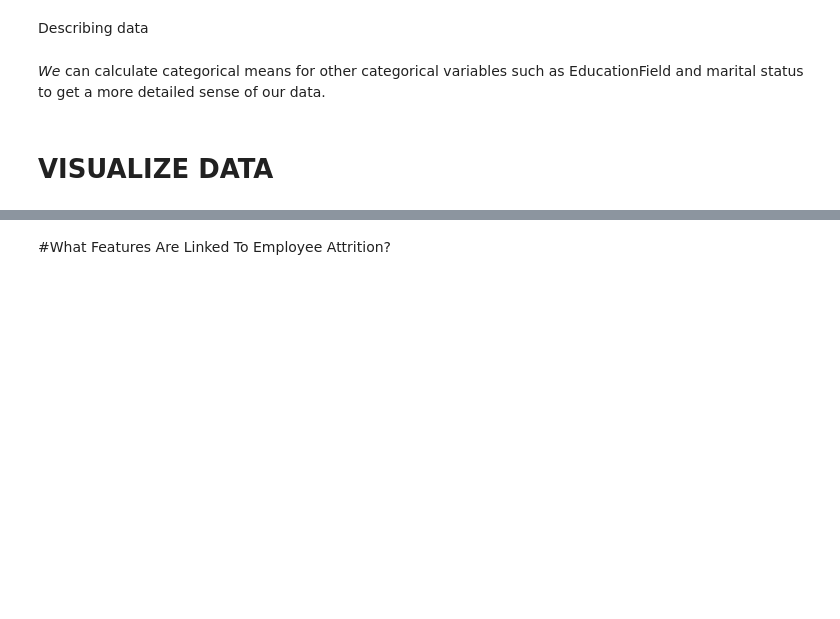
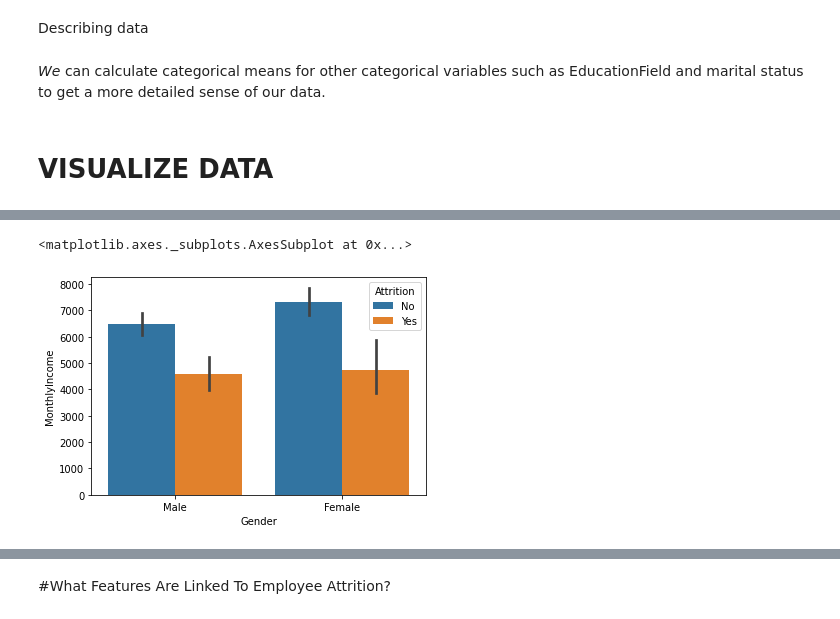
Before and after one commit to lakesidetech/machine_learning, a Jupyter notebook: Copy_of_Employee_attrition_prediction.ipynb, the cells around one changed output, grey strips where cells are left out. Cells and saved outputs as stored; diff of their text form; code cells hidden in the pictures; blank space fills up the shorter version.

```diff
--- a/Copy_of_Employee_attrition_prediction.ipynb
+++ b/Copy_of_Employee_attrition_prediction.ipynb
@@ -741,6 +315,7 @@ plt.show()
 # %%
 #Data Visualization
-Gender,MonthlyIncome,Attrition feature
-
-#draw a bar plot of survival by sex
+#draw a bar plot of Attrition by Gender
 sns.barplot(x="Gender", y="MonthlyIncome", hue="Attrition",data=hr_attrition_train_df)
+# %% [output]
+<matplotlib.axes._subplots.AxesSubplot at 0x...>
+[figure, added]
```
Also changed, not shown: parts of 106 cells of this notebook.
